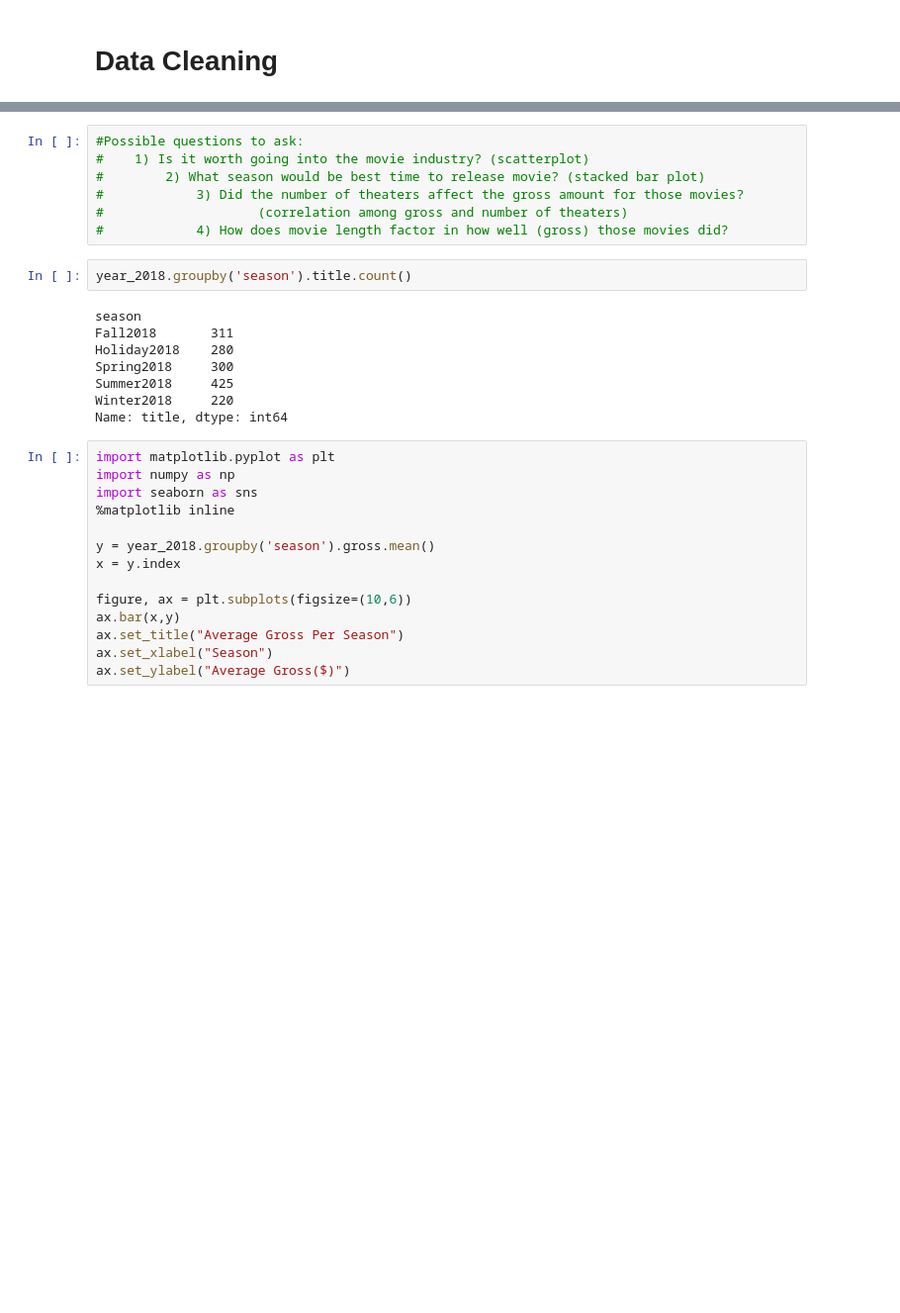
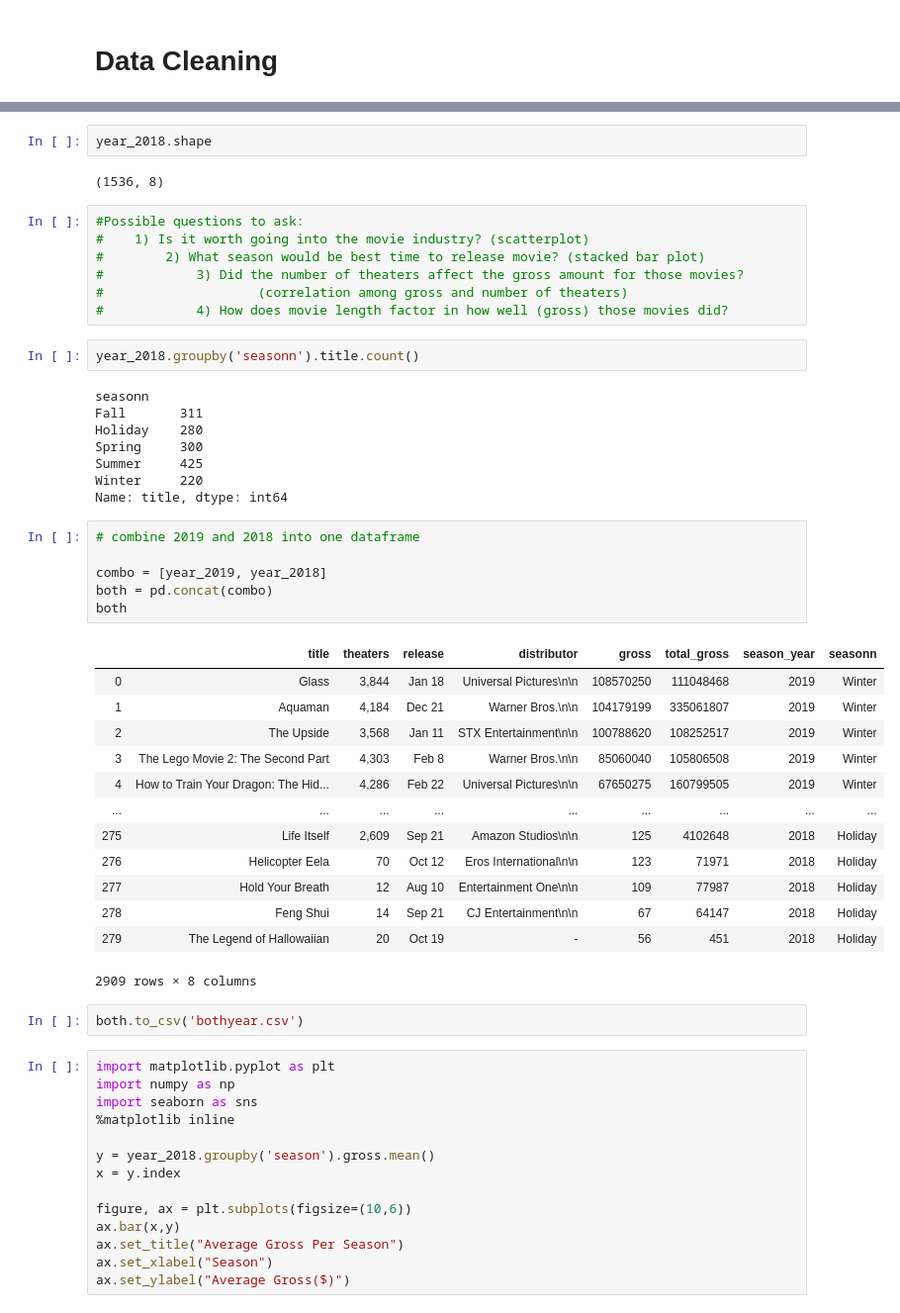
Before and after one commit to drdips/Movie-industry-analysis, a Jupyter notebook: Scraping.ipynb, the cells around one changed output, grey strips where cells are left out. Shown at 99% size. Cells and saved outputs as stored; diff of their text form; blank space fills up the shorter version.

Commit message:
bothyears

```diff
--- a/Scraping.ipynb
+++ b/Scraping.ipynb
@@ -1871,3 +1903,7 @@ year_2018
+# %%
+year_2018.shape
+# %% [output]
+(1536, 8)
 # %%
 #Possible questions to ask:
 #    1) Is it worth going into the movie industry? (scatterplot)
@@ -1876,15 +1912,37 @@ year_2018
 #                    (correlation among gross and number of theaters)
 #            4) How does movie length factor in how well (gross) those movies did?
 # %%
-year_2018.groupby('season').title.count()
+year_2018.groupby('seasonn').title.count()
 # %% [output]
-season
-Fall2018       311
-Holiday2018    280
-Spring2018     300
-Summer2018     425
-Winter2018     220
+seasonn
+Fall       311
+Holiday    280
+Spring     300
+Summer     425
+Winter     220
 Name: title, dtype: int64
+# %%
+# combine 2019 and 2018 into one dataframe
+
+combo = [year_2019, year_2018]
+both = pd.concat(combo)
+both
+# %% [output]
+|  | title | theaters | release | distributor | gross | total_gross | season_year | seasonn |
+| 0 | Glass | 3,844 | Jan 18 | Universal Pictures\n\n | 108570250 | 111048468 | 2019 | Winter |
+| 1 | Aquaman | 4,184 | Dec 21 | Warner Bros.\n\n | 104179199 | 335061807 | 2019 | Winter |
+| 2 | The Upside | 3,568 | Jan 11 | STX Entertainment\n\n | 100788620 | 108252517 | 2019 | Winter |
+| 3 | The Lego Movie 2: The Second Part | 4,303 | Feb 8 | Warner Bros.\n\n | 85060040 | 105806508 | 2019 | Winter |
+| 4 | How to Train Your Dragon: The Hid... | 4,286 | Feb 22 | Universal Pictures\n\n | 67650275 | 160799505 | 2019 | Winter |
+| ... | ... | ... | ... | ... | ... | ... | ... | ... |
+| 275 | Life Itself | 2,609 | Sep 21 | Amazon Studios\n\n | 125 | 4102648 | 2018 | Holiday |
+| 276 | Helicopter Eela | 70 | Oct 12 | Eros International\n\n | 123 | 71971 | 2018 | Holiday |
+| 277 | Hold Your Breath | 12 | Aug 10 | Entertainment One\n\n | 109 | 77987 | 2018 | Holiday |
+| 278 | Feng Shui | 14 | Sep 21 | CJ Entertainment\n\n | 67 | 64147 | 2018 | Holiday |
+| 279 | The Legend of Hallowaiian | 20 | Oct 19 | - | 56 | 451 | 2018 | Holiday |
+2909 rows × 8 columns
+# %%
+both.to_csv('bothyear.csv')
 # %%
 import matplotlib.pyplot as plt
 import numpy as np
```
Also changed, not shown: parts of 10 cells of this notebook, 2 other files.
